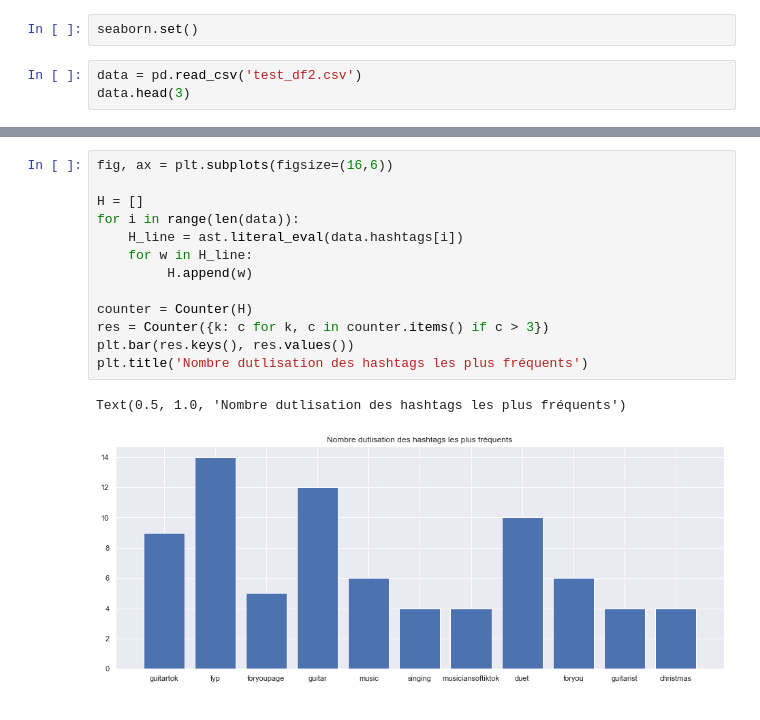
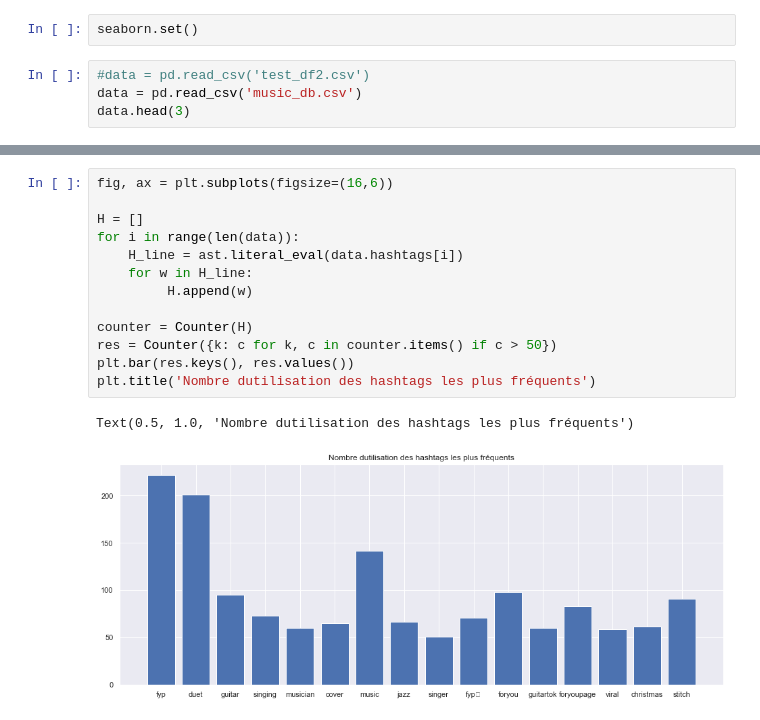
Before and after one commit to r-jaylet/TikTok_Scrap, a Jupyter notebook: data_analysis.ipynb, the cells around one changed output, grey strips where cells are left out. Cells and saved outputs as stored; diff of their text form.

```diff
--- a/data_analysis.ipynb
+++ b/data_analysis.ipynb
@@ -7,6 +7,7 @@ import seaborn
 # %%
 seaborn.set()
 # %%
-data = pd.read_csv('test_df2.csv')
+#data = pd.read_csv('test_df2.csv')
+data = pd.read_csv('music_db.csv')
 data.head(3)
 # %% [output]
@@ -52,16 +51,16 @@ Text(0.5, 1.0, 'Nombre de collabs')
 # %%
 fig, ax = plt.subplots(figsize=(16,6))
 
 H = []
 for i in range(len(data)):
     H_line = ast.literal_eval(data.hashtags[i])
     for w in H_line:
          H.append(w)
 
 counter = Counter(H)
-res = Counter({k: c for k, c in counter.items() if c > 3})
+res = Counter({k: c for k, c in counter.items() if c > 50})
 plt.bar(res.keys(), res.values())
-plt.title('Nombre dutlisation des hashtags les plus fréquents')
+plt.title('Nombre dutilisation des hashtags les plus fréquents')
 # %% [output]
-Text(0.5, 1.0, 'Nombre dutlisation des hashtags les plus fréquents')
+Text(0.5, 1.0, 'Nombre dutilisation des hashtags les plus fréquents')
-[figure, old version]
+[figure, new version]
```
Also changed, not shown: parts of 6 cells of this notebook, 7 other files.
